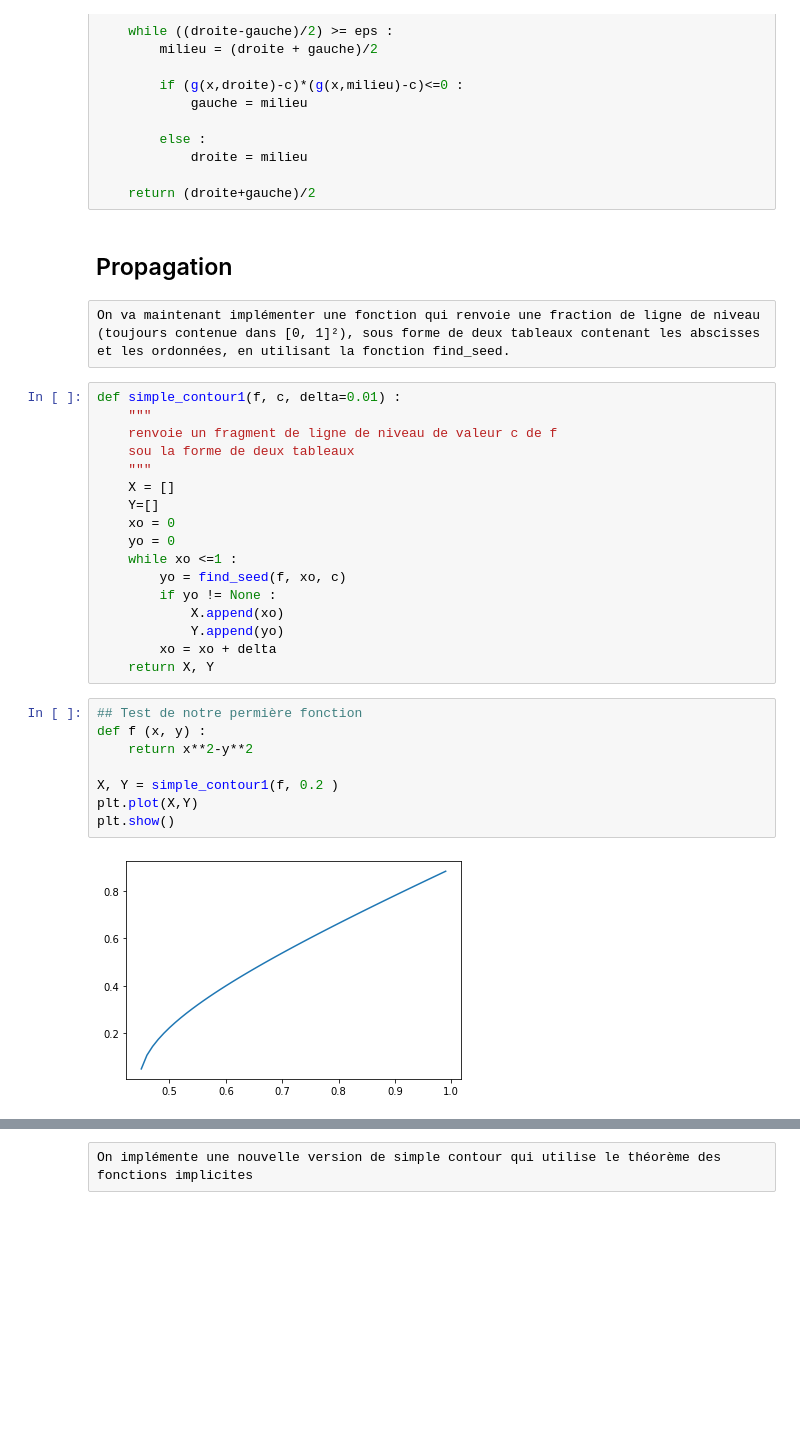
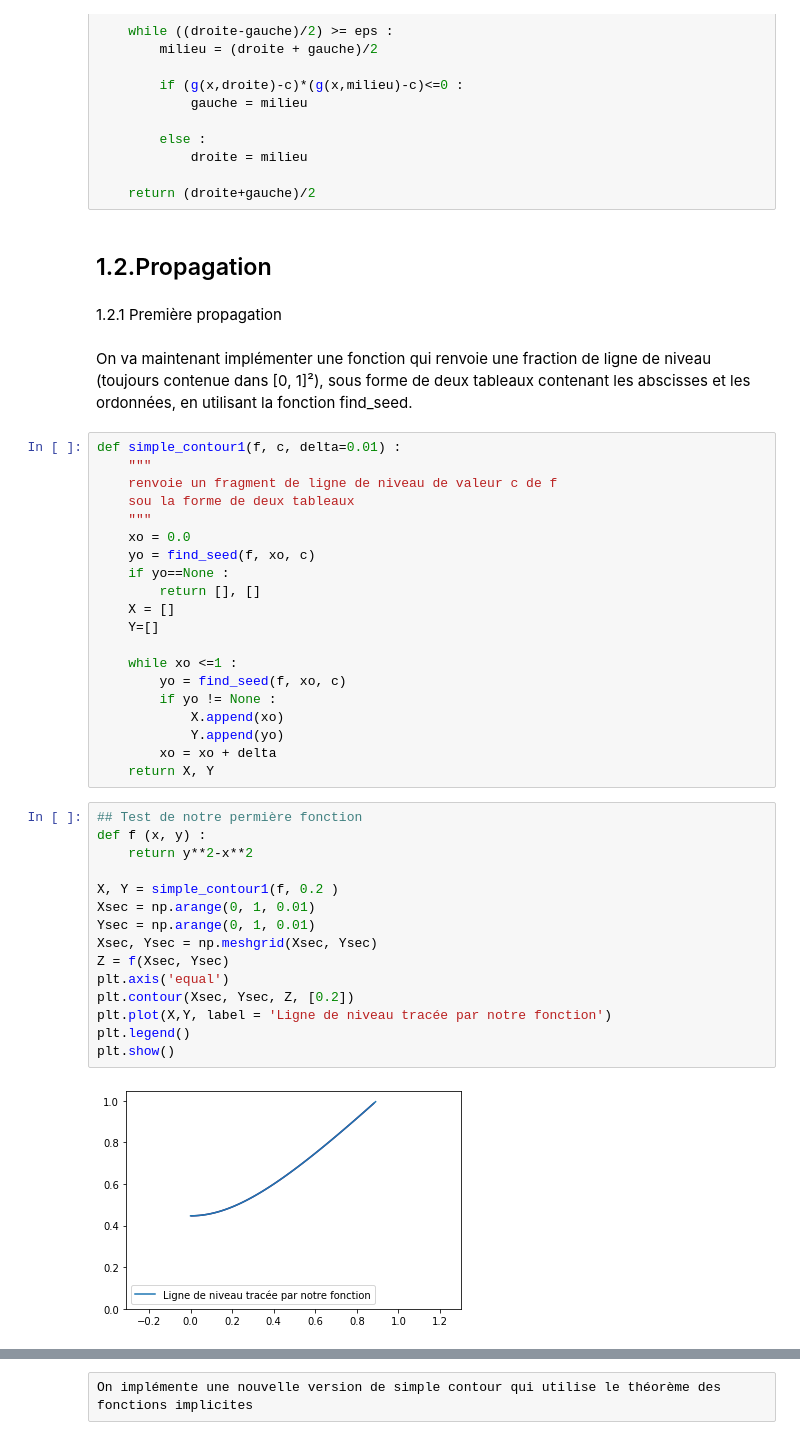
Before and after one commit to mpapet/projetmath, a Jupyter notebook: rendu.ipynb, the cells around one changed output, grey strips where cells are left out. Cells and saved outputs as stored; diff of their text form; blank space fills up the shorter version.

```diff
--- a/rendu.ipynb
+++ b/rendu.ipynb
@@ -32,19 +32,24 @@ def find_seed(g, x=0, c =0, eps = 2**(-26)):
 
     return (droite+gauche)/2
 # %% [markdown]
-## Propagation
+## 1.2.Propagation
-# %% [raw]
-On va maintenant implémenter une fonction qui renvoie une fraction de ligne de niveau (toujours contenue dans [0, 1]²), sous forme de deux tableaux contenant les abscisses et les ordonnées, en utilisant la fonction find_seed.
+# %% [markdown]
+1.2.1 Première propagation
+# %% [markdown]
+On va maintenant implémenter une fonction qui renvoie une fraction de ligne de niveau (toujours contenue dans [0, 1]²), sous forme de deux tableaux contenant les abscisses et les ordonnées, en utilisant la fonction find_seed.
 # %%
 def simple_contour1(f, c, delta=0.01) :
     """
     renvoie un fragment de ligne de niveau de valeur c de f
     sou la forme de deux tableaux
     """
+    xo = 0.0
+    yo = find_seed(f, xo, c)
+    if yo==None :
+        return [], []
     X = []
     Y=[]
-    xo = 0
-    yo = 0
+
     while xo <=1 :
         yo = find_seed(f, xo, c)
         if yo != None :
@@ -55,10 +60,17 @@ def simple_contour1(f, c, delta=0.01) :
 # %%
 ## Test de notre permière fonction
 def f (x, y) :
-    return x**2-y**2
+    return y**2-x**2
 
 X, Y = simple_contour1(f, 0.2 )
-plt.plot(X,Y)
+Xsec = np.arange(0, 1, 0.01)
+Ysec = np.arange(0, 1, 0.01)
+Xsec, Ysec = np.meshgrid(Xsec, Ysec)
+Z = f(Xsec, Ysec)
+plt.axis('equal')
+plt.contour(Xsec, Ysec, Z, [0.2])
+plt.plot(X,Y, label = 'Ligne de niveau tracée par notre fonction')
+plt.legend()
 plt.show()
 # %% [output]
-[figure, old version]
+[figure, new version]
```
Also changed, not shown: parts of 19 cells of this notebook.
